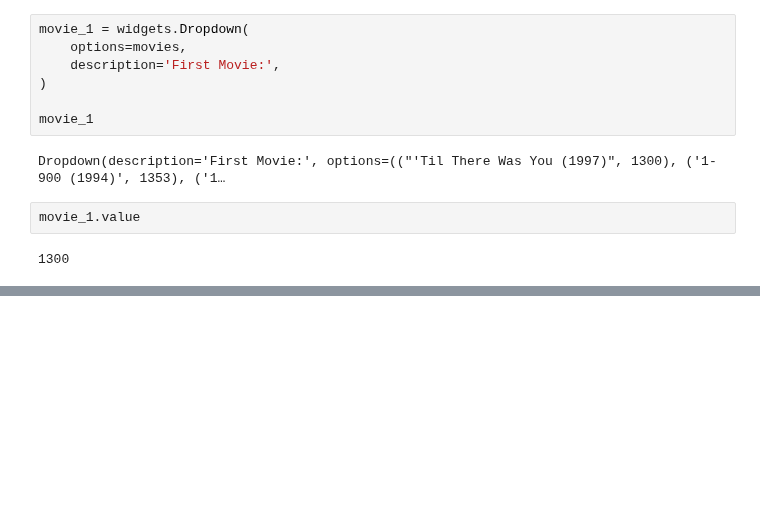
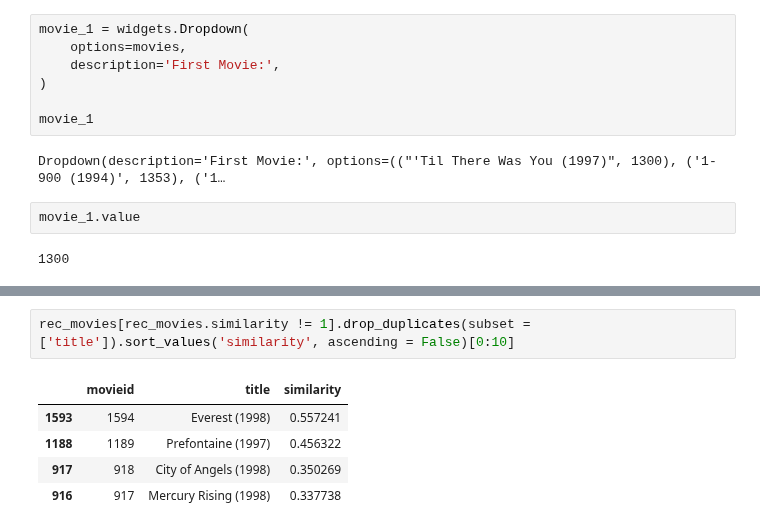
Before and after one commit to manaranjanp/MLUL2, a Jupyter notebook: cf/Collaborative_Filtering_V1.ipynb, the cells around one changed output, grey strips where cells are left out. Cells and saved outputs as stored; diff of their text form; blank space fills up the shorter version.

```diff
--- a/cf/Collaborative_Filtering_V1.ipynb
+++ b/cf/Collaborative_Filtering_V1.ipynb
@@ -382,0 +423,8 @@ get_similar_movies(movie_1.value)
+# %%
+rec_movies[rec_movies.similarity != 1].drop_duplicates(subset = ['title']).sort_values('similarity', ascending = False)[0:10]
+# %% [output]
+|  | movieid | title | similarity |
+| 1593 | 1594 | Everest (1998) | 0.557241 |
+| 1188 | 1189 | Prefontaine (1997) | 0.456322 |
+| 917 | 918 | City of Angels (1998) | 0.350269 |
+| 916 | 917 | Mercury Rising (1998) | 0.337738 |
```
Also changed, not shown: parts of 7 cells of this notebook.
